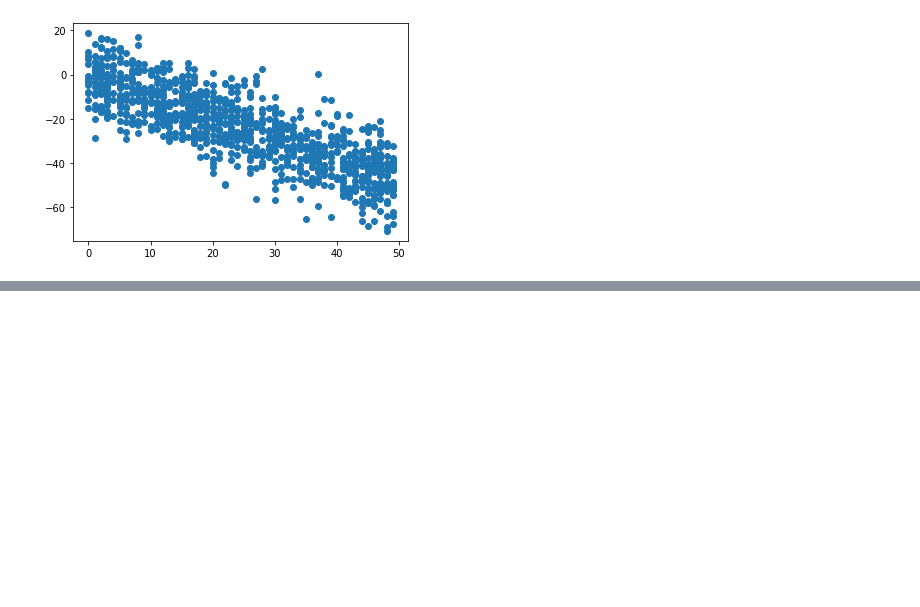
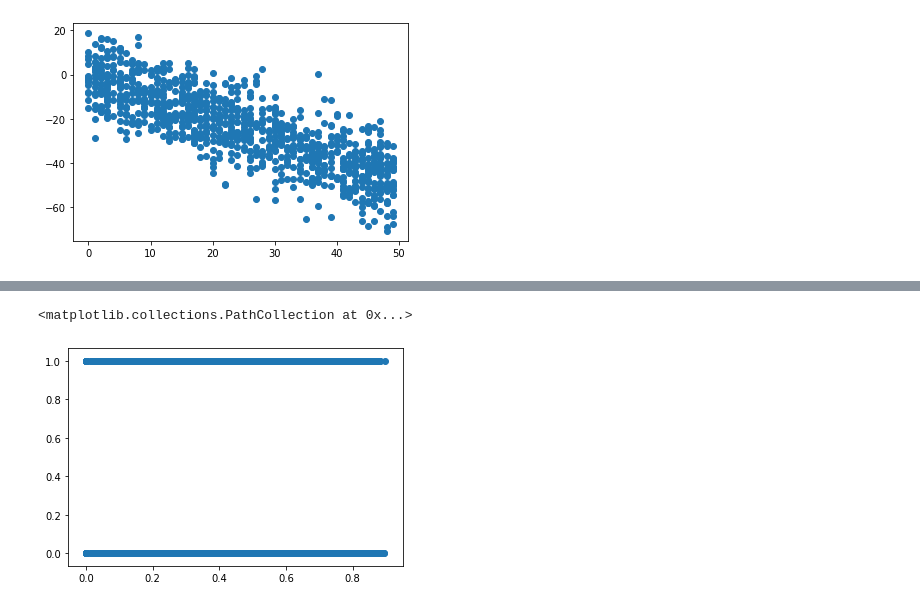
Before and after one commit to ChiehYuu/python_practice, a Jupyter notebook: ML100_practice/EDA-2 plotting.ipynb, the cells around one changed output, grey strips where cells are left out. Drawn from its saved outputs; the diff is of its cells as text; code cells hidden in the pictures; blank space fills up the shorter version.

```diff
--- a/ML100_practice/EDA-2 plotting.ipynb
+++ b/ML100_practice/EDA-2 plotting.ipynb
@@ -53,0 +185,8 @@ plt.scatter('Negative Correlation')
+# %%
+x = app_train['EXT_SOURCE_3']
+y = app_train['TARGET']
+plt.subplot(111)
+plt.scatter(x,y)
+# %% [output]
+<matplotlib.collections.PathCollection at 0x...>
+[figure, added]
```
Also changed, not shown: parts of 13 cells of this notebook.
